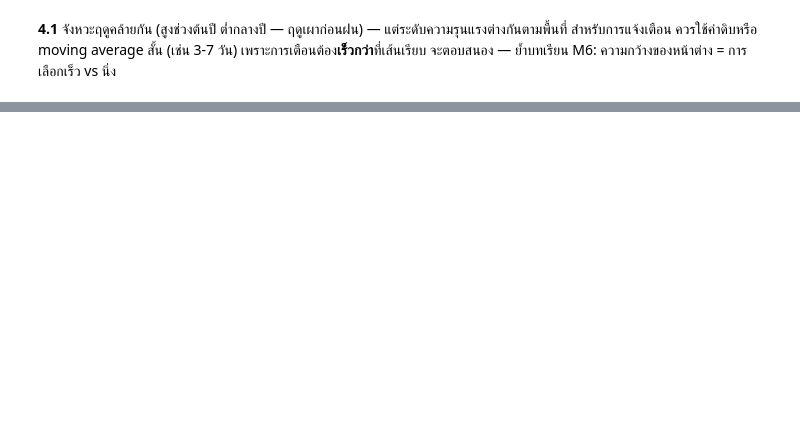
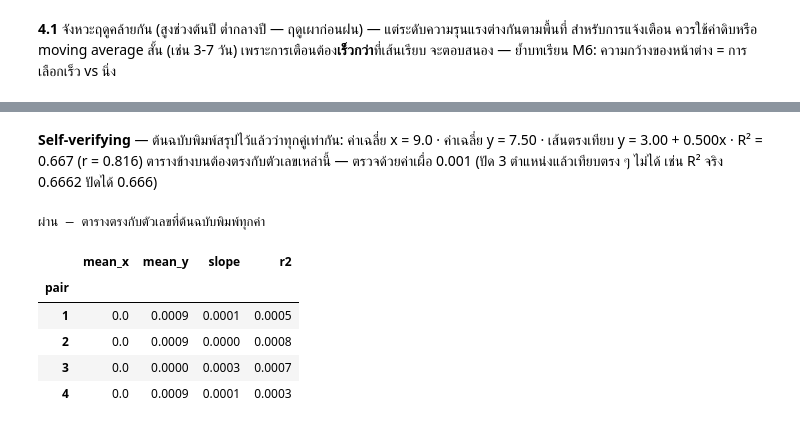
Before and after one commit to utarn/datascience-metrology, a Jupyter notebook: day2/module7_automation/solution.ipynb, the cells around one changed output, grey strips where cells are left out. Saved outputs shown, nothing was run; the diff lists cells and outputs as text; code cells hidden in the pictures; blank space fills up the shorter version.

```diff
--- a/day2/module7_automation/solution.ipynb
+++ b/day2/module7_automation/solution.ipynb
@@ -115,0 +231,23 @@ moving average สั้น (เช่น 3-7 วัน) เพราะกา
+# %% [markdown]
+**Self-verifying** — ต้นฉบับพิมพ์สรุปไว้แล้วว่าทุกคู่เท่ากัน: ค่าเฉลี่ย
+x = 9.0 · ค่าเฉลี่ย y = 7.50 · เส้นตรงเทียบ y = 3.00 + 0.500x · R² = 0.667
+(r = 0.816) ตารางข้างบนต้องตรงกับตัวเลขเหล่านี้ — ตรวจด้วยค่าเผื่อ 0.001
+(ปัด 3 ตำแหน่งแล้วเทียบตรง ๆ ไม่ได้ เช่น R² จริง 0.6662 ปัดได้ 0.666)
+# %%
+expected = pd.DataFrame(
+    {"mean_x": 9.0, "mean_y": 7.5, "slope": 0.5, "r2": 0.667},
+    index=stats.index,
+)
+diff = (stats[["mean_x", "mean_y", "slope", "r2"]] - expected).abs()
+
+assert (diff < 0.001).all().all(), "ยังไม่ตรงต้นฉบับ — กลับไปเช็คขั้นที่ 3"
+print("ผ่าน — ตารางตรงกับตัวเลขที่ต้นฉบับพิมพ์ทุกค่า")
+diff.round(4)
+# %% [output]
+ผ่าน — ตารางตรงกับตัวเลขที่ต้นฉบับพิมพ์ทุกค่า
+|  | mean_x | mean_y | slope | r2 |
+| pair |  |  |  |  |
+| 1 | 0.0 | 0.0009 | 0.0001 | 0.0005 |
+| 2 | 0.0 | 0.0009 | 0.0000 | 0.0008 |
+| 3 | 0.0 | 0.0000 | 0.0003 | 0.0007 |
+| 4 | 0.0 | 0.0009 | 0.0001 | 0.0003 |
```
Also changed, not shown: parts of 10 cells of this notebook, 3 other files.
